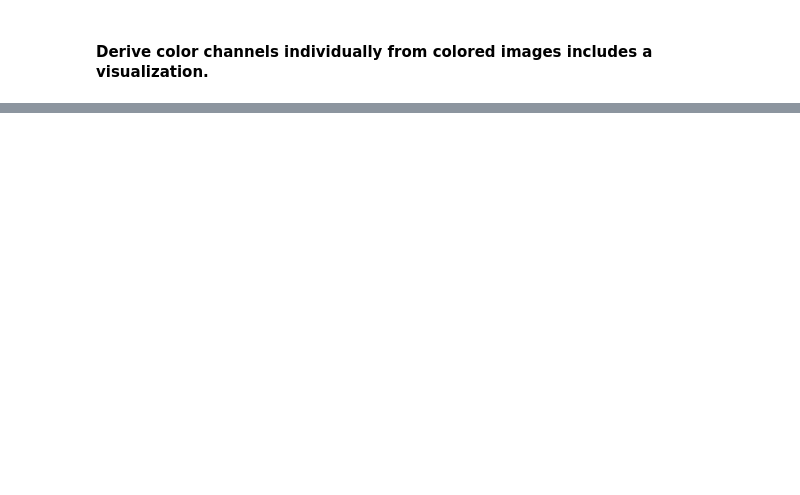
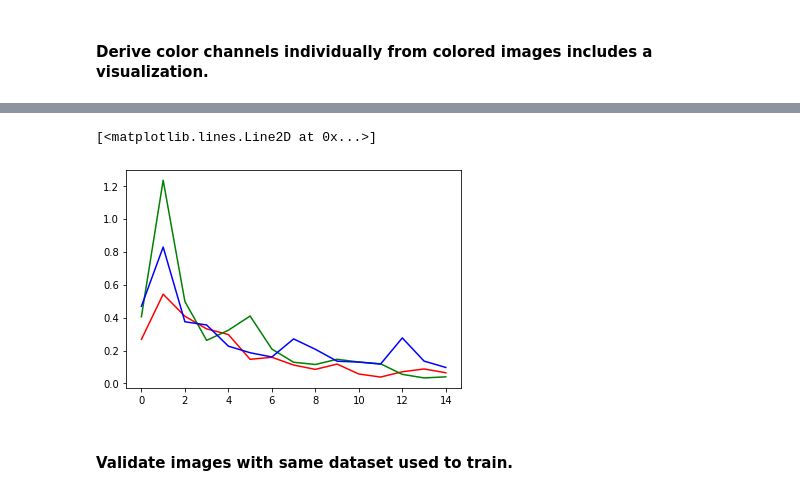
Before and after one commit to sachithdickwella/computervision-pytorch, a Jupyter notebook: src/gray_to_color.ipynb, the cells around one changed output, grey strips where cells are left out. Cells and saved outputs as stored; diff of their text form; code cells hidden in the pictures; blank space fills up the shorter version.

```diff
--- a/src/gray_to_color.ipynb
+++ b/src/gray_to_color.ipynb
@@ -130,0 +153,31 @@ plt.colorbar()
+# %%
+class HLSNet(nn.Module):
+
+    def __init__(self):
+        super().__init__()
+        self.conv1 = nn.Conv2d(in_channels=1, out_channels=20, kernel_size=3, stride=1, padding=1)
+        self.conv2 = nn.Conv2d(in_channels=20, out_channels=32, kernel_size=3, stride=1, padding=1)
+        self.conv3 = nn.Conv2d(in_channels=32, out_channels=64, kernel_size=3, stride=1, padding=1)
+        self.conv4 = nn.Conv2d(in_channels=64, out_channels=18, kernel_size=3, stride=1, padding=1)
+        self.conv5 = nn.Conv2d(in_channels=18, out_channels=3, kernel_size=3, stride=1, padding=1)
+        self.norm1 = nn.BatchNorm2d(20)
+        self.norm2 = nn.BatchNorm2d(32)
+        self.norm3 = nn.BatchNorm2d(64)
+        self.norm4 = nn.BatchNorm2d(18)
+
+    def forward(self, X):
+        X = F.relu(self.conv1(X))
+        X = self.norm1(X)
+        X = F.relu(self.conv2(X))
+        X = self.norm2(X)
+        X = F.relu(self.conv3(X))
+        X = self.norm3(X)
+        X = F.relu((self.conv4(X)))
+        X = self.norm4(X)
+        return self.conv5(X)
+# %%
+hueModel = HLSNet()
+lightModel = HLSNet()
+saturationModel = HLSNet()
+
+print(hueModel, lightModel, saturationModel, sep="\n")
@@ -130,0 +204,5 @@ plt.colorbar()
+# %%
+criterion = nn.MSELoss()
+hue_optimizer = torch.optim.Adam(hueModel.parameters(), lr=0.01)
+light_optimizer = torch.optim.Adam(lightModel.parameters(), lr=0.01)
+saturation_optimizer = torch.optim.Adam(saturationModel.parameters(), lr=0.01)
@@ -130,0 +285,9 @@ plt.colorbar()
+# %%
+plt.plot(hue_losses, 'r')
+plt.plot(light_losses, 'g')
+plt.plot(saturation_losses, 'b')
+# %% [output]
+[<matplotlib.lines.Line2D at 0x...>]
+[figure, added]
+# %% [markdown]
+#### Validate images with same dataset used to train.
```
Also changed, not shown: parts of 17 cells of this notebook.
